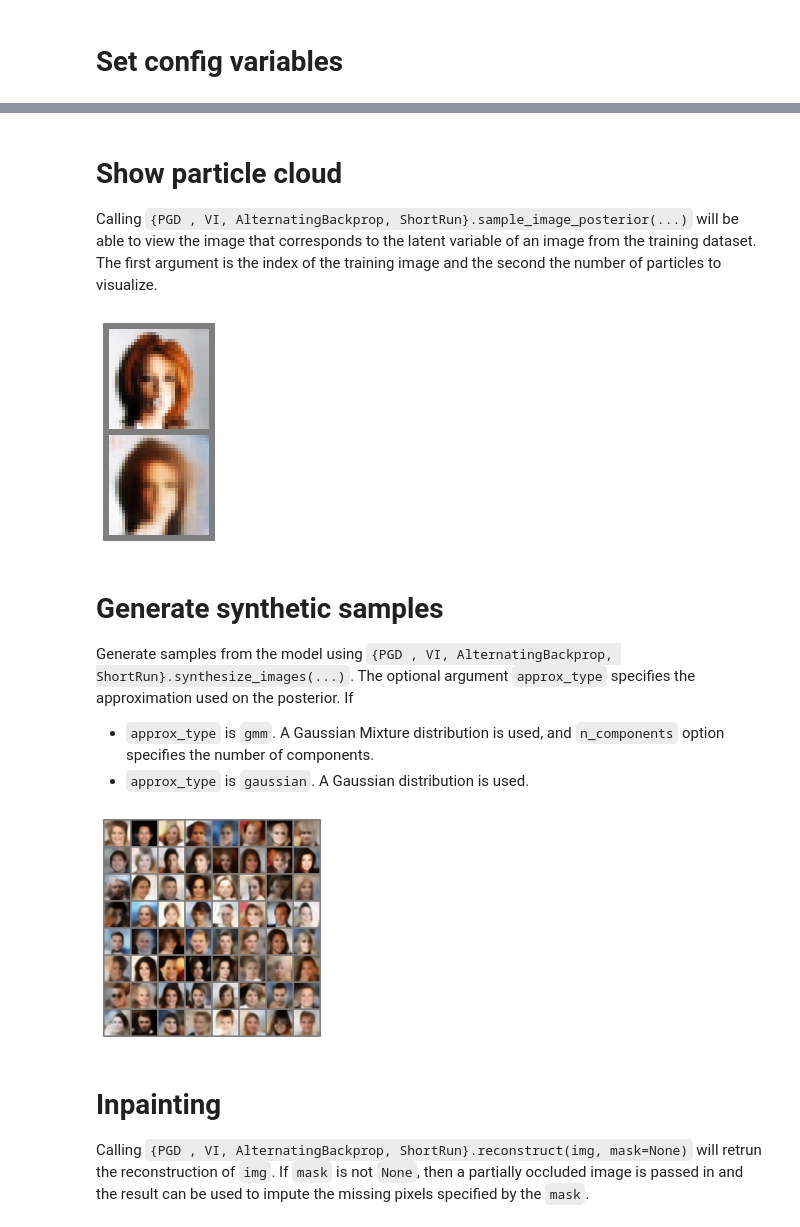
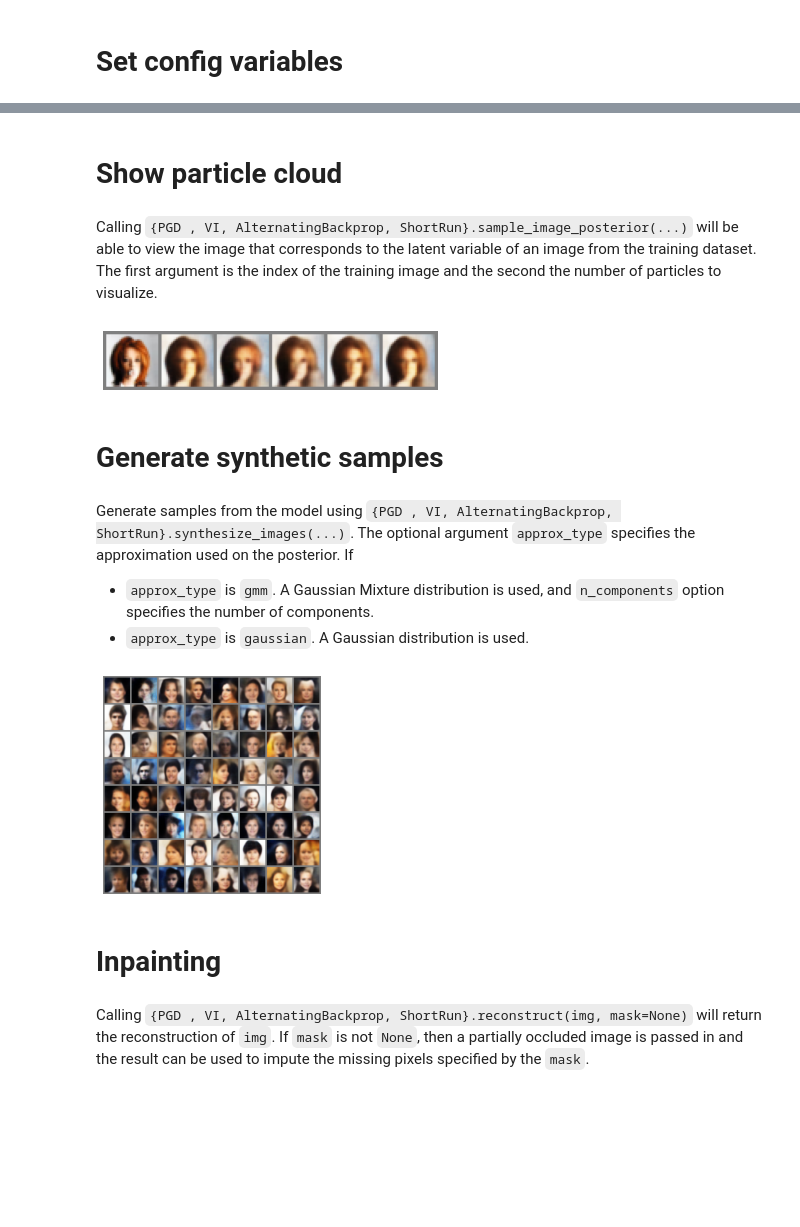
Before and after one commit to juankuntz/ParEM, a Jupyter notebook: torch/notebooks/CelebA.ipynb, the cells around one changed output, grey strips where cells are left out. Drawn from its saved outputs; the diff is of its cells as text; code cells hidden in the pictures; blank space fills up the shorter version.

```diff
--- a/torch/notebooks/CelebA.ipynb
+++ b/torch/notebooks/CelebA.ipynb
@@ -116,5 +122,5 @@ model = NLVM(x_dim=X_DIM, sigma2=LIKELIHOOD_VAR, nc=3).to(DEVICE)
 
 # Define training algorithm:
 pgd = PGD(model=model, lambd=LAMBDA, dataset=dataset, train_batch_size=N_BATCH,
-                          particle_step_size=STEP_SIZE, device=DEVICE,
-                          theta_optimizer=OPTIMIZER)
+          particle_step_size=STEP_SIZE, device=DEVICE, n_particles=N_PARTICLES,
+          theta_optimizer=OPTIMIZER)
@@ -148,13 +154,14 @@ pgd.run(N_EPOCHS, CHECKPOINTS_PATH / '/celeba_vae1.pt', compute_stats=False, wan
+# %% [markdown]
+# Show particle cloud
 # %% [markdown]
-# Show particle cloud
-
 Calling `{PGD , VI, AlternatingBackprop, ShortRun}.sample_image_posterior(...)` will be able to view the image that corresponds to the latent variable of an image from the training dataset. The first argument is the index of the training image and the second the number of particles to visualize.
 # %%
-pgd.sample_image_posterior(10, 1)
+pgd.sample_image_posterior(10, 5)
 # %% [output]
-[figure, old version]
+[figure, new version]
+# %% [markdown]
+# Generate synthetic samples
 # %% [markdown]
-# Generate synthetic samples
 
 Generate samples from the model using `{PGD , VI, AlternatingBackprop, ShortRun}.synthesize_images(...)`. The optional argument `approx_type` specifies the approximation used on the posterior. If
 * `approx_type` is `gmm`. A Gaussian Mixture distribution is used, and `n_components` option specifies the number of components.
@@ -162,10 +169,11 @@ Generate samples from the model using `{PGD , VI, AlternatingBackprop, ShortRun}
 # %%
  _ = pgd.synthesize_images(n=64, approx_type='gmm', n_components=100)
 # %% [output]
-[figure, old version]
+[figure, new version]
+# %% [markdown]
+# Inpainting
 # %% [markdown]
-# Inpainting
-Calling `{PGD , VI, AlternatingBackprop, ShortRun}.reconstruct(img, mask=None)` will retrun the reconstruction of `img`. If `mask` is not `None`, then a partially occluded image is passed in and the result can be used to impute the missing pixels specified by the `mask`.
+Calling `{PGD , VI, AlternatingBackprop, ShortRun}.reconstruct(img, mask=None)` will return the reconstruction of `img`. If `mask` is not `None`, then a partially occluded image is passed in and the result can be used to impute the missing pixels specified by the `mask`.
 # %%
 n_missing_img = 20
 images = torch.stack(dataset[:n_missing_img][0], dim=0)
```
Also changed, not shown: parts of 10 cells of this notebook.
